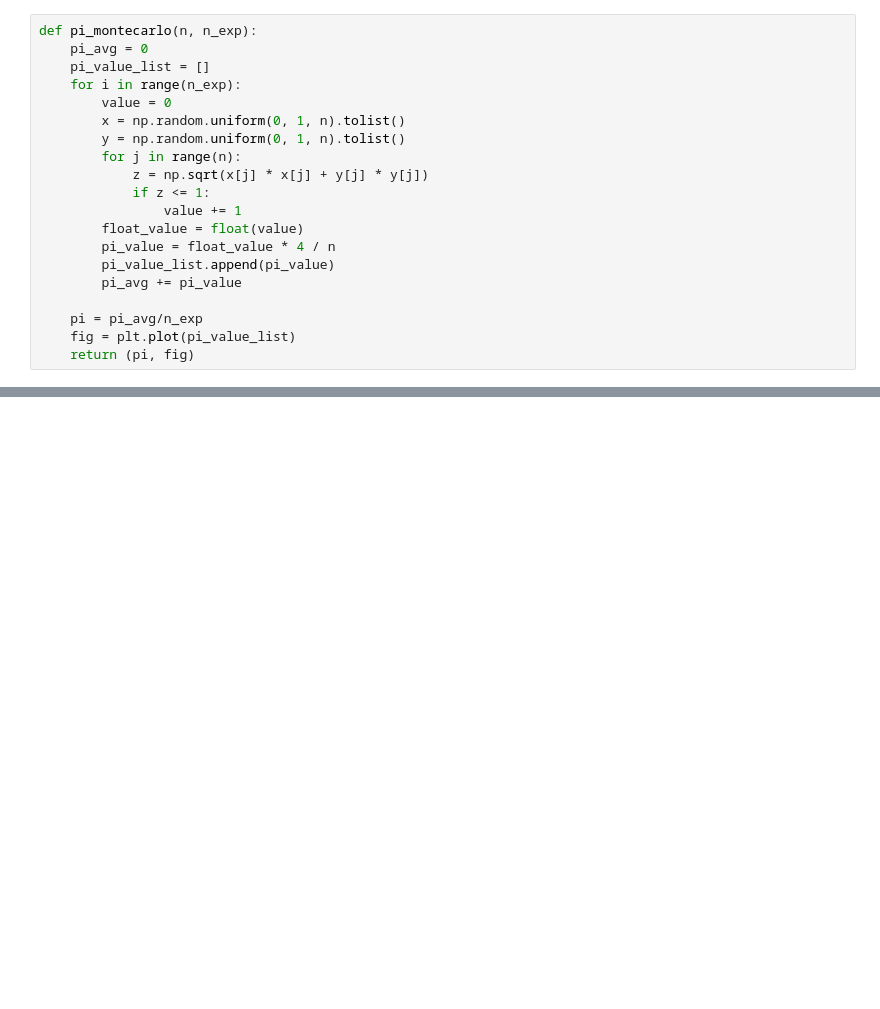
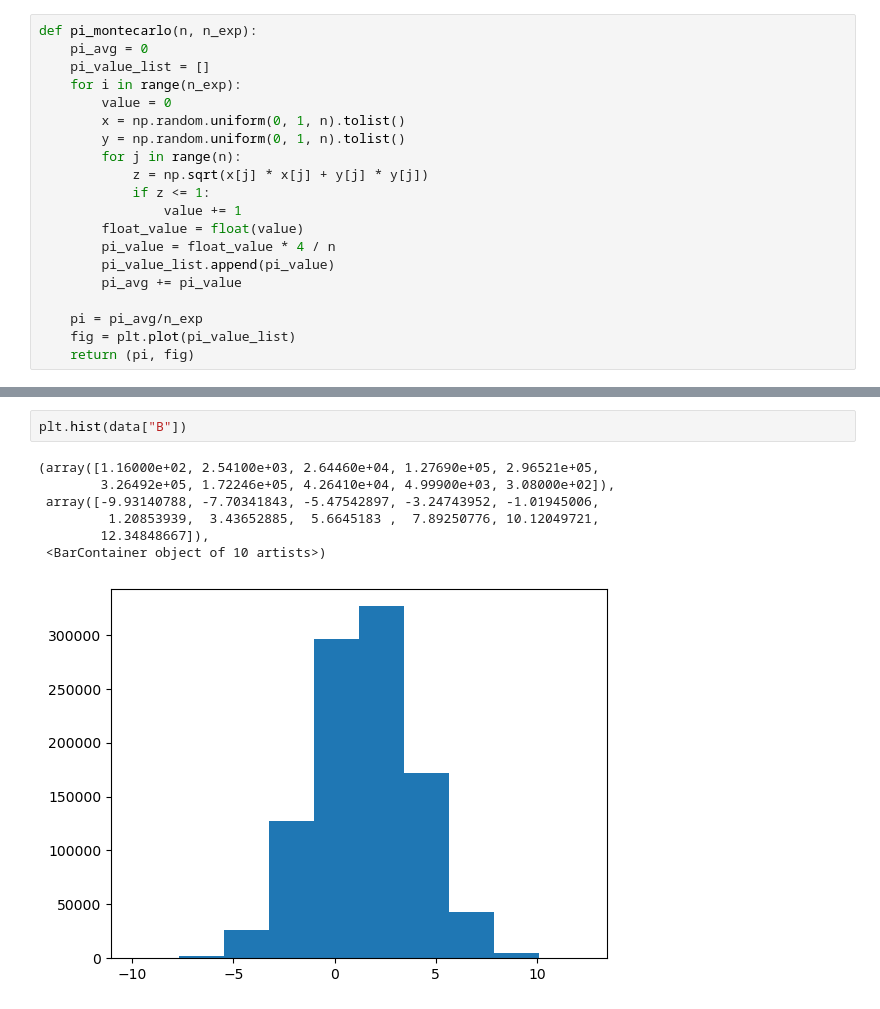
Before and after one commit to cdgutierrez456/data-science-course-gabriel-gomila, a Jupyter notebook: T2 - 2 - Data cleaning - Funciones de distribucion de probabilidad.ipynb, the cells around one changed output, grey strips where cells are left out. Drawn from its saved outputs; the diff is of its cells as text; blank space fills up the shorter version.

```diff
--- a/T2 - 2 - Data cleaning - Funciones de distribucion de probabilidad.ipynb
+++ b/T2 - 2 - Data cleaning - Funciones de distribucion de probabilidad.ipynb
@@ -107,0 +145,10 @@ pi_montecarlo(1000000, 200)
+# %%
+plt.hist(data["B"])
+# %% [output]
+(array([1.16000e+02, 2.54100e+03, 2.64460e+04, 1.27690e+05, 2.96521e+05,
+        3.26492e+05, 1.72246e+05, 4.26410e+04, 4.99900e+03, 3.08000e+02]),
+ array([-9.93140788, -7.70341843, -5.47542897, -3.24743952, -1.01945006,
+         1.20853939,  3.43652885,  5.6645183 ,  7.89250776, 10.12049721,
+        12.34848667]),
+ <BarContainer object of 10 artists>)
+[figure, added]
```
Also changed, not shown: parts of 13 cells of this notebook.
